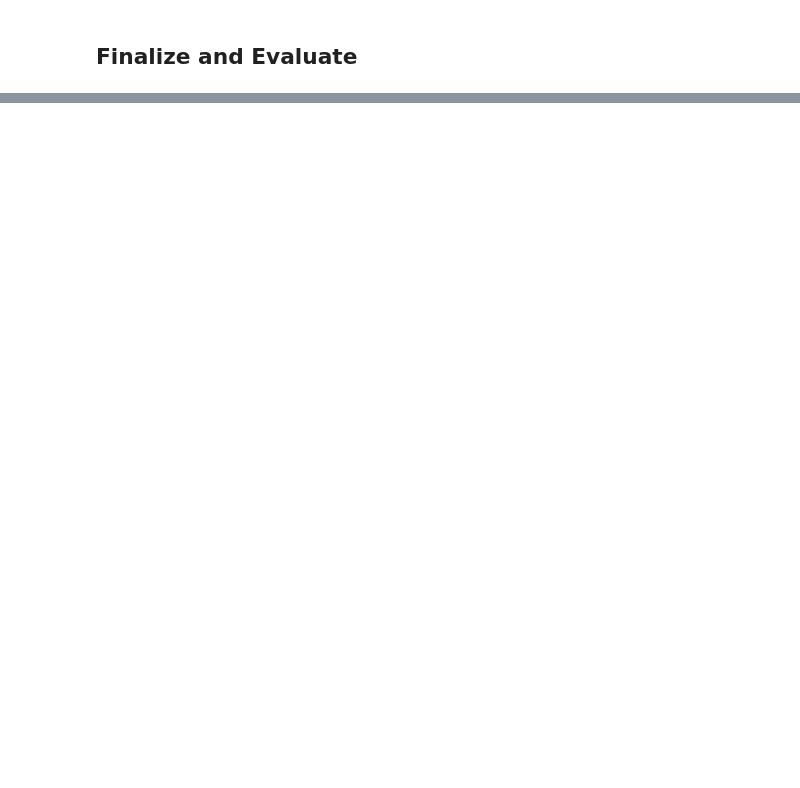
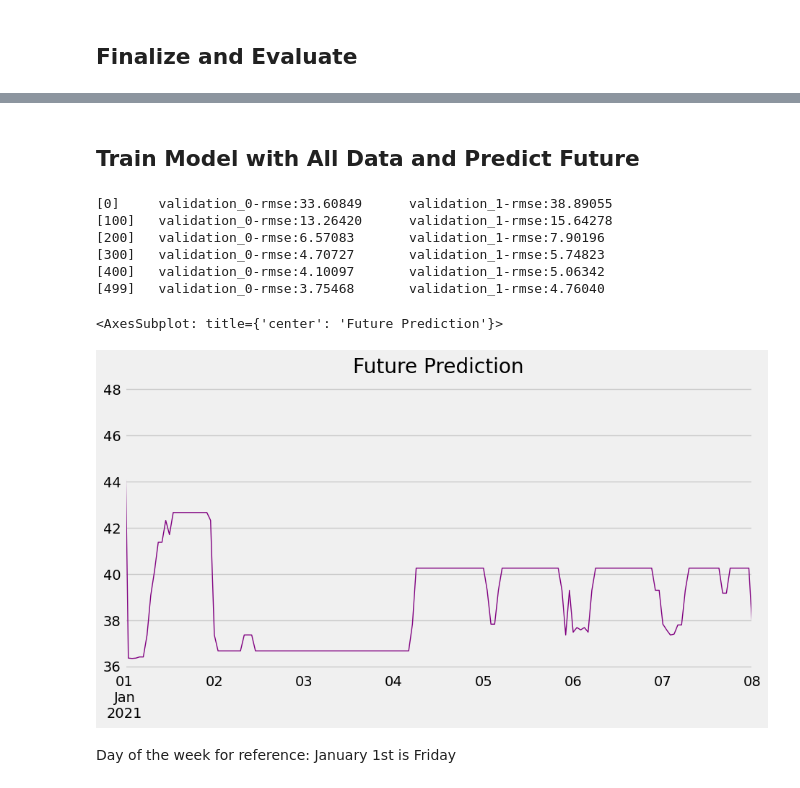
Before and after one commit to M-123-456/team-6-energy-costs, a Jupyter notebook: XGBoost_model.ipynb, the cells around one changed output, grey strips where cells are left out. Drawn from its saved outputs; the diff is of its cells as text; code cells hidden in the pictures; blank space fills up the shorter version.

Commit message:
future prediction added

```diff
--- a/XGBoost_model.ipynb
+++ b/XGBoost_model.ipynb
@@ -742,0 +801,73 @@ MAPE Score on test set: 1.78
+# %% [markdown]
+## Train Model with All Data and Predict Future
+# %%
+# Import dataframe
+df = pd.read_csv('./data/prepared/df_energy_climate_2020.csv')
+df = df.set_index('datetime')
+df.index = pd.to_datetime(df.index)
+
+# Remove outliers
+df = df.query('energy_price < 105').copy()
+df = df.query('energy_price > -50').copy()
+
+# Create a dataframe for future
+future = pd.date_range('2021-01-01', '2021-01-08', freq='1h')
+future_df = pd.DataFrame(index=future)
+future_df['isFuture'] = True
+df['isFuture'] = False
+
+# Combine the data and future dataframe
+df_and_future = pd.concat([df, future_df])
+
+# Add past covariants
+def add_past_covariants(df, column):
+    df[f'{column}_lag1'] = df[column].shift(168)
+    df[f'{column}_lag2'] = df[column].shift(24)
+    df[f'{column}_lag3'] = df[column].shift(1)
+
+    return df
+
+df_and_future = add_past_covariants(df_and_future, 'energy_price')
+df_and_future = add_past_covariants(df_and_future, 'wind_speed')
+df_and_future = add_past_covariants(df_and_future, 'solar_radiation')
+df_and_future = add_past_covariants(df_and_future, 'renewable')
+df_and_future = add_past_covariants(df_and_future, 'not_renewable')
+df_and_future = add_past_covariants(df_and_future, 'nuclear_power')
+
+# Extract the part for future
+future_w_features = df_and_future.query('isFuture').copy()
+
+
+# Create a model
+reg = xgb.XGBRegressor(
+    gamma=0.1,
+    n_estimators=500,
+    max_depth=3,
+    learning_rate=0.01,
+    random_state=0
+)
+reg.fit(X_train, y_train,
+        eval_set=[(X_train, y_train), (X_test, y_test)],
+        verbose=100)
+
+# Make prediction
+future_w_features['pred'] = reg.predict(future_w_features[FEATURES])
+
+future_w_features['pred'].plot(
+    figsize=(10, 5),
+    color='purple',
+    ms=1,
+    lw=1,
+    title= 'Future Prediction'
+)
+# %% [output]
+[0]     validation_0-rmse:33.60849      validation_1-rmse:38.89055
+[100]   validation_0-rmse:13.26420      validation_1-rmse:15.64278
+[200]   validation_0-rmse:6.57083       validation_1-rmse:7.90196
+[300]   validation_0-rmse:4.70727       validation_1-rmse:5.74823
+[400]   validation_0-rmse:4.10097       validation_1-rmse:5.06342
+[499]   validation_0-rmse:3.75468       validation_1-rmse:4.76040
+<AxesSubplot: title={'center': 'Future Prediction'}>
+[figure, added]
+# %% [markdown]
+Day of the week for reference: January 1st is Friday
```
Also changed, not shown: parts of 38 cells of this notebook, 2 other files.
